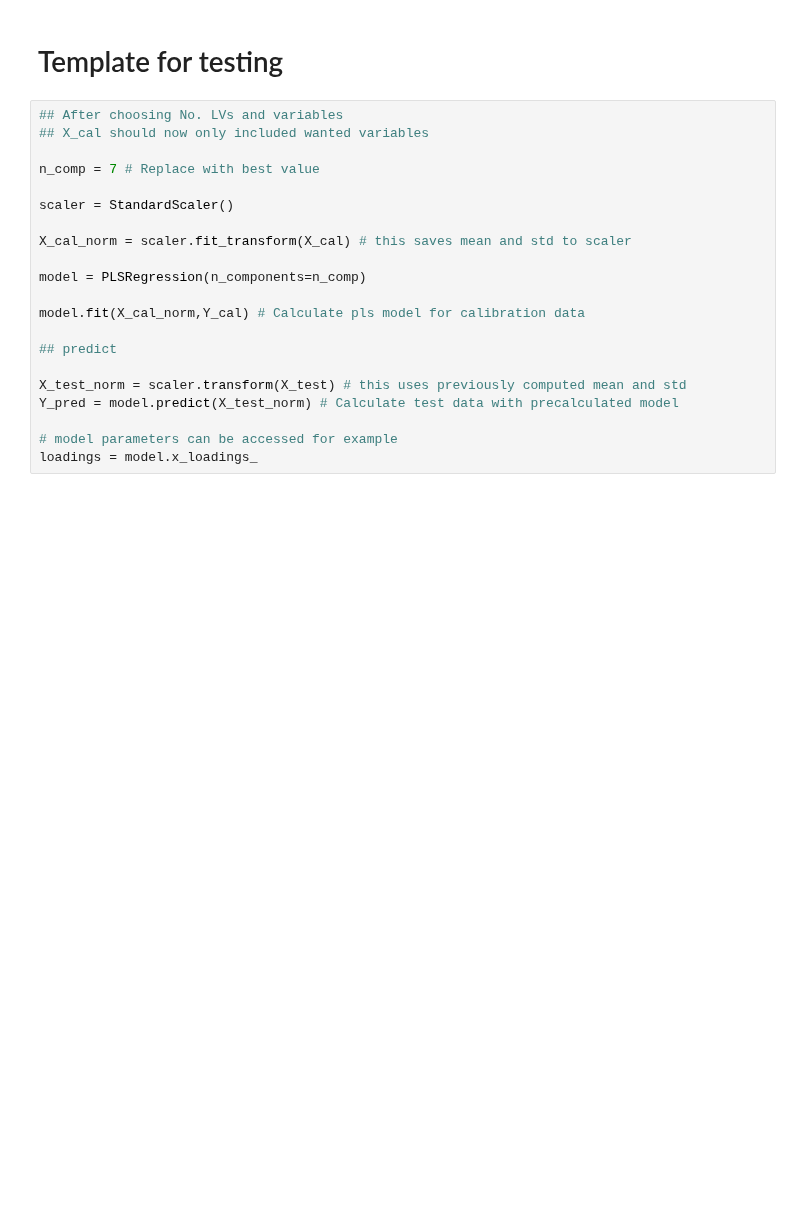
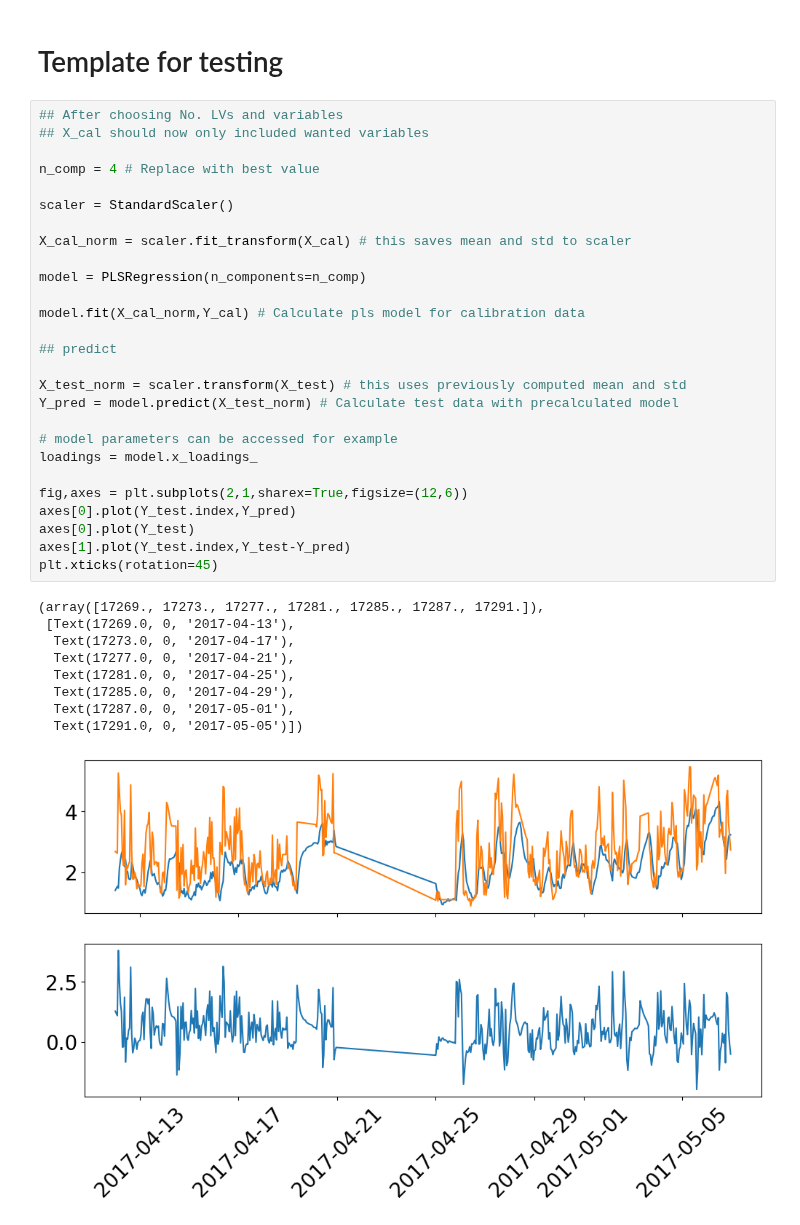
Before and after one commit to PauliAnt/ADAML_PA, a Jupyter notebook: week06_model.ipynb, the cells around one changed output. Drawn from its saved outputs; the diff is of its cells as text; blank space fills up the shorter version.

```diff
--- a/week06_model.ipynb
+++ b/week06_model.ipynb
@@ -132,21 +164,37 @@ plt.plot([1,5],[1,5],'k')
 # %%
 ## After choosing No. LVs and variables
 ## X_cal should now only included wanted variables
 
-n_comp = 7 # Replace with best value
+n_comp = 4 # Replace with best value
 
 scaler = StandardScaler()
 
 X_cal_norm = scaler.fit_transform(X_cal) # this saves mean and std to scaler
 
 model = PLSRegression(n_components=n_comp)
 
 model.fit(X_cal_norm,Y_cal) # Calculate pls model for calibration data
 
 ## predict
 
 X_test_norm = scaler.transform(X_test) # this uses previously computed mean and std
 Y_pred = model.predict(X_test_norm) # Calculate test data with precalculated model
 
 # model parameters can be accessed for example
 loadings = model.x_loadings_
+
+fig,axes = plt.subplots(2,1,sharex=True,figsize=(12,6))
+axes[0].plot(Y_test.index,Y_pred)
+axes[0].plot(Y_test)
+axes[1].plot(Y_test.index,Y_test-Y_pred)
+plt.xticks(rotation=45)
+# %% [output]
+(array([17269., 17273., 17277., 17281., 17285., 17287., 17291.]),
+ [Text(17269.0, 0, '2017-04-13'),
+  Text(17273.0, 0, '2017-04-17'),
+  Text(17277.0, 0, '2017-04-21'),
+  Text(17281.0, 0, '2017-04-25'),
+  Text(17285.0, 0, '2017-04-29'),
+  Text(17287.0, 0, '2017-05-01'),
+  Text(17291.0, 0, '2017-05-05')])
+[figure, added]
```
Also changed, not shown: parts of 5 cells of this notebook, 1 other file.
